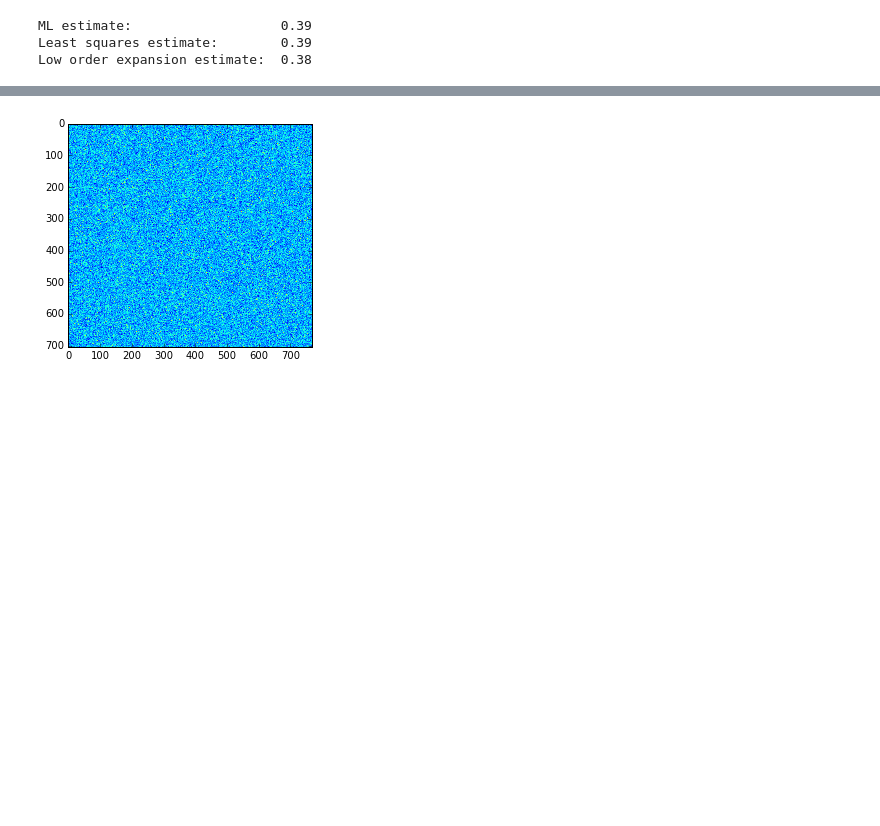
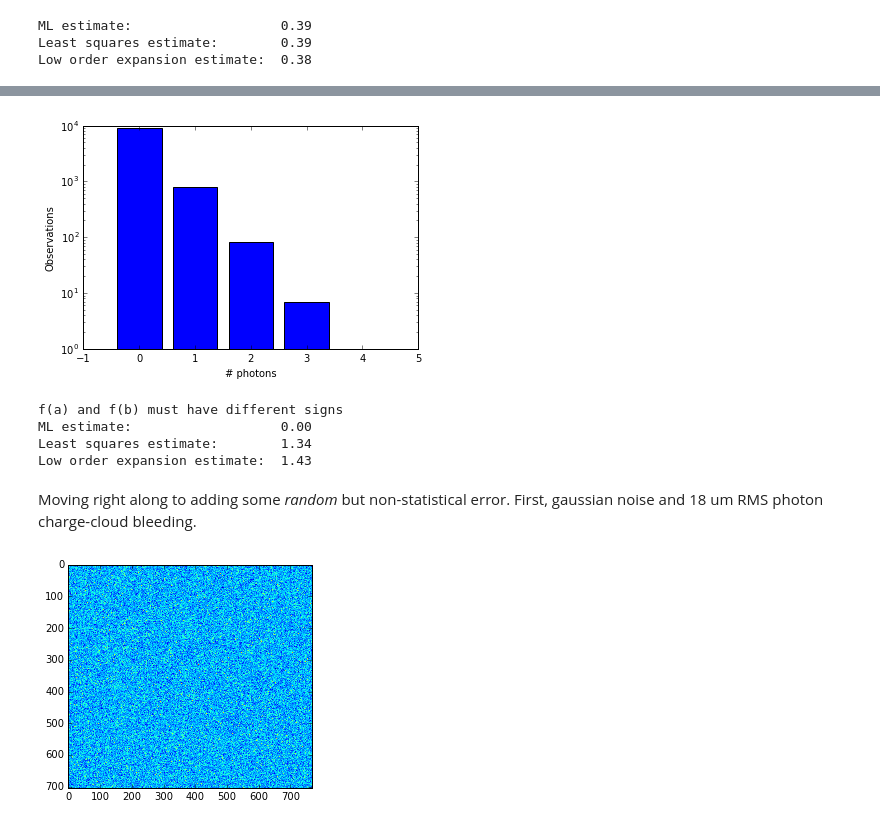
Before and after one commit to tjlane/speckle, a Jupyter notebook: examples/spatial_estimator_evaluation.ipynb, the cells around one changed output, grey strips where cells are left out. Drawn from its saved outputs; the diff is of its cells as text; code cells hidden in the pictures; blank space fills up the shorter version.

```diff
--- a/examples/spatial_estimator_evaluation.ipynb
+++ b/examples/spatial_estimator_evaluation.ipynb
@@ -60,3 +129,30 @@ Moving right along to adding some *random* but non-statistical error. First, gau
+# %%
+photon_hist = np.bincount(speckle_sample.flatten())
+
+figure()
+bar(arange(photon_hist.shape[0]) - 0.4, photon_hist)
+yscale('log')
+xlabel('# photons')
+ylabel('Observations')
+show()
+
+B_ml  = contrast.fit_negative_binomial_from_hist(photon_hist, method='ml')
+B_lsq = contrast.fit_negative_binomial_from_hist(photon_hist, method='lsq')
+B_xp  = contrast.fit_negative_binomial_from_hist(photon_hist, method='expansion')
+
+# note: the second number returned is an error... unfortunately it's not reliable. Just ignore for now. Will fix.
+
+print 'ML estimate:                   %.2f' % B_ml[0]
+print 'Least squares estimate:        %.2f' % B_lsq[0]
+print 'Low order expansion estimate:  %.2f' % B_xp[0]
+# %% [output]
+[figure, added]
+f(a) and f(b) must have different signs
+ML estimate:                   0.00
+Least squares estimate:        1.34
+Low order expansion estimate:  1.43
+# %% [markdown]
+Moving right along to adding some *random* but non-statistical error. First, gaussian noise and 18 um RMS photon charge-cloud bleeding.
 # %%
 blur_sigma  = 18.0 / 50.0 # 18 um in "epix pixel units"
 noise_sigma = 0.25        # "photons" (assume image is divided by ADU/photon)
```
Also changed, not shown: parts of 6 cells of this notebook.
